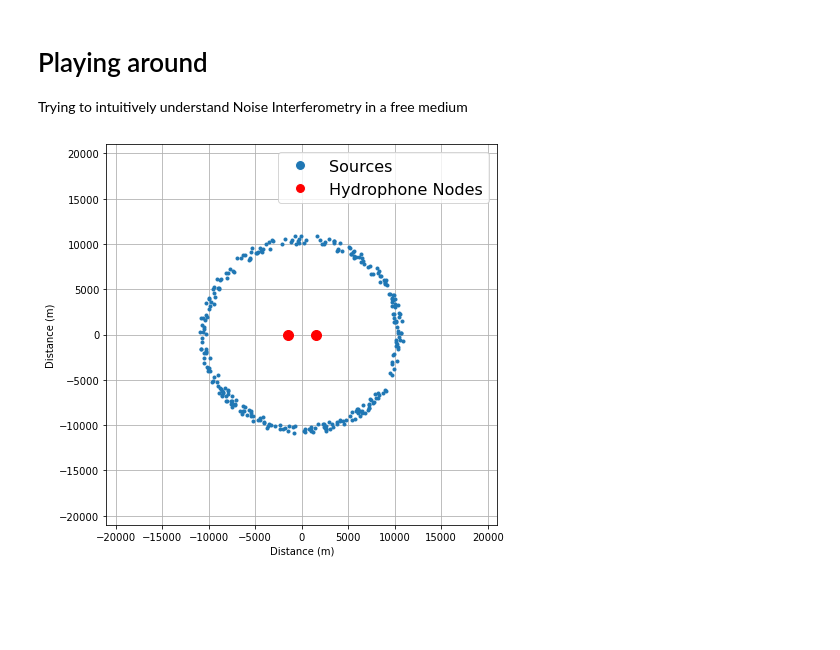
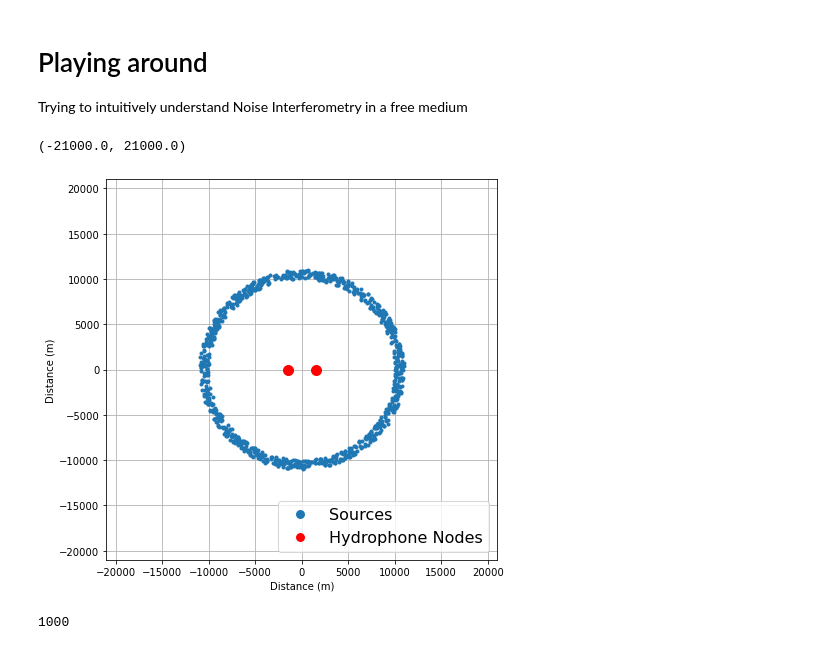
Before and after one commit to John-Ragland/NI_simulation, a Jupyter notebook: scripts/playing_around.ipynb, the cells around one changed output. Cells and saved outputs as stored; diff of their text form; code cells hidden in the pictures; blank space fills up the shorter version.

```diff
--- a/scripts/playing_around.ipynb
+++ b/scripts/playing_around.ipynb
@@ -13,14 +13,14 @@ import sys
 %autoreload 2
 # %%
 # create sources
-sources = ni_sim.source_distribution2D().donut(10000, 11000, 300)
+sources = ni_sim.source_distribution2D().distant_uniform(10000, 11000, 1000, label='harmonic')
 # %%
 env = ni_sim.environment(sources, time_length=600)
 # %%
 env.plot_env()
 plt.xlim([-21000,21000])
 plt.ylim([-21000,21000])
-plt.grid()
 # %% [output]
+(-21000.0, 21000.0)
-[figure, old version]
+[figure, new version]
 # %%
@@ -28,3 +28,7 @@ xA, xB = env.get_signals()
+# %%
+len(chunks)
+# %% [output]
+1000
 # %%
 R = np.correlate(xA, xB, mode='full')
 tx = np.linspace(-env.time_length, env.time_length, len(R))
```
Also changed, not shown: parts of 2 cells of this notebook, 4 other files.
